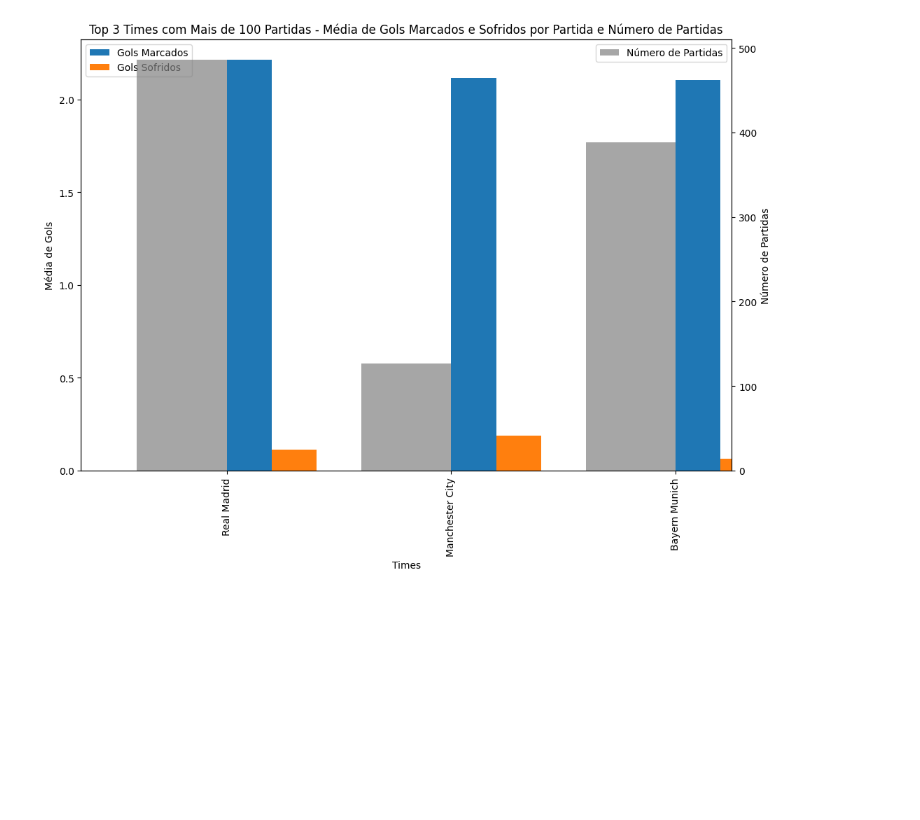
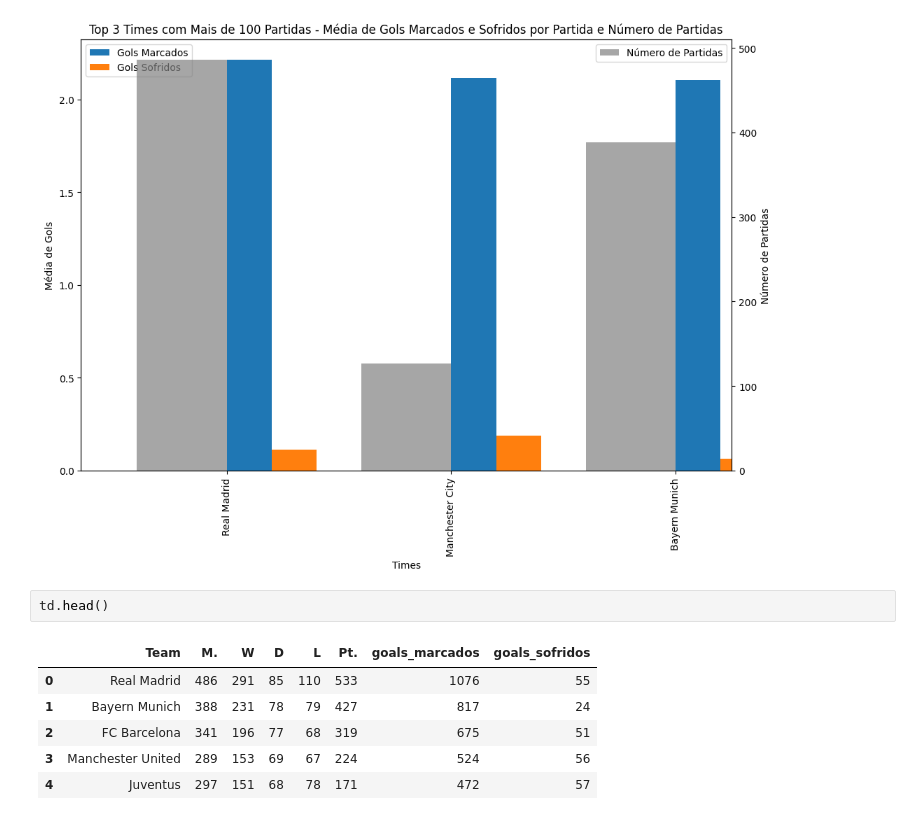
Before and after one commit to TrovaBruno/A3_Inteligencia_Artificial, a Jupyter notebook: Trabalho_A3_Noriega.ipynb, the cells around one changed output. Drawn from its saved outputs; the diff is of its cells as text; blank space fills up the shorter version.

```diff
--- a/Trabalho_A3_Noriega.ipynb
+++ b/Trabalho_A3_Noriega.ipynb
@@ -300,3 +300,12 @@ plt.xticks(rotation=45)
 plt.show()
 # %% [output]
 [figure]
+# %%
+td.head()
+# %% [output]
+|  | Team | M. | W | D | L | Pt. | goals_marcados | goals_sofridos |
+| 0 | Real Madrid | 486 | 291 | 85 | 110 | 533 | 1076 | 55 |
+| 1 | Bayern Munich | 388 | 231 | 78 | 79 | 427 | 817 | 24 |
+| 2 | FC Barcelona | 341 | 196 | 77 | 68 | 319 | 675 | 51 |
+| 3 | Manchester United | 289 | 153 | 69 | 67 | 224 | 524 | 56 |
+| 4 | Juventus | 297 | 151 | 68 | 78 | 171 | 472 | 57 |
```
Also changed, not shown: parts of 9 cells of this notebook.
